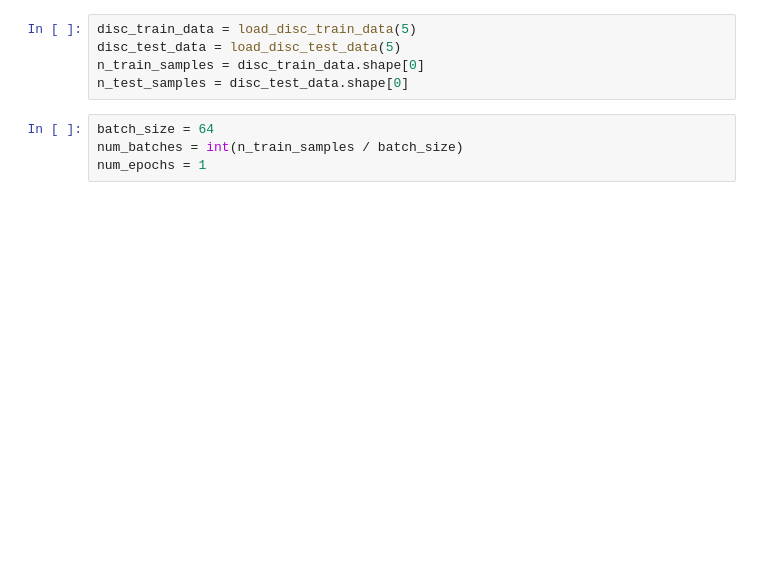
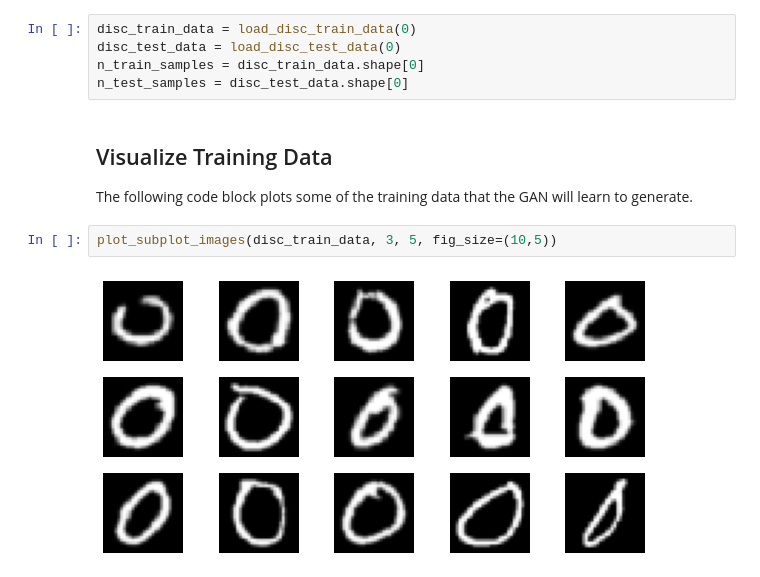
Before and after one commit to a-matsoukas/EMNIST-GAN-Training, a Jupyter notebook: training_notebook.ipynb, the cells around one changed output. Saved outputs shown, nothing was run; the diff lists cells and outputs as text; blank space fills up the shorter version.

```diff
--- a/training_notebook.ipynb
+++ b/training_notebook.ipynb
@@ -13,9 +22,12 @@ trainer = BasicGANTrainer()
 # %%
-disc_train_data = load_disc_train_data(5)
-disc_test_data = load_disc_test_data(5)
+disc_train_data = load_disc_train_data(0)
+disc_test_data = load_disc_test_data(0)
 n_train_samples = disc_train_data.shape[0]
 n_test_samples = disc_test_data.shape[0]
-# %%
-batch_size = 64
-num_batches = int(n_train_samples / batch_size)
-num_epochs = 1
+# %% [markdown]
+## Visualize Training Data
+The following code block plots some of the training data that the GAN will learn to generate.
+# %%
+plot_subplot_images(disc_train_data, 3, 5, fig_size=(10,5))
+# %% [output]
+[figure, added]
```
Also changed, not shown: parts of 27 cells of this notebook.
